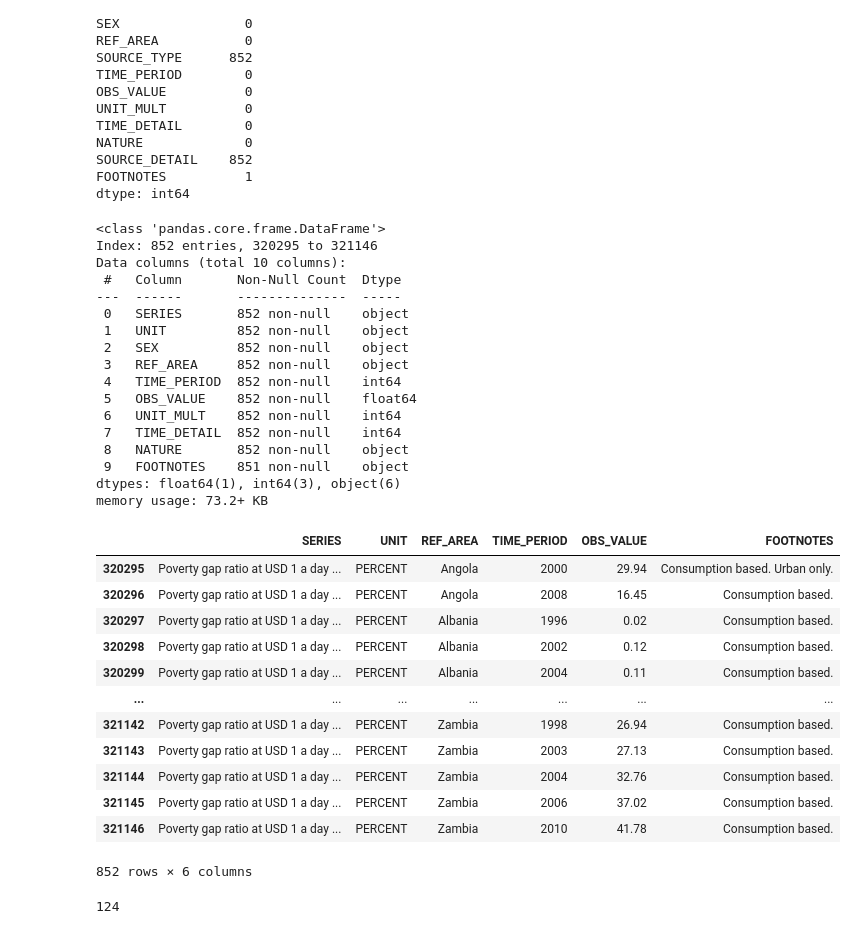
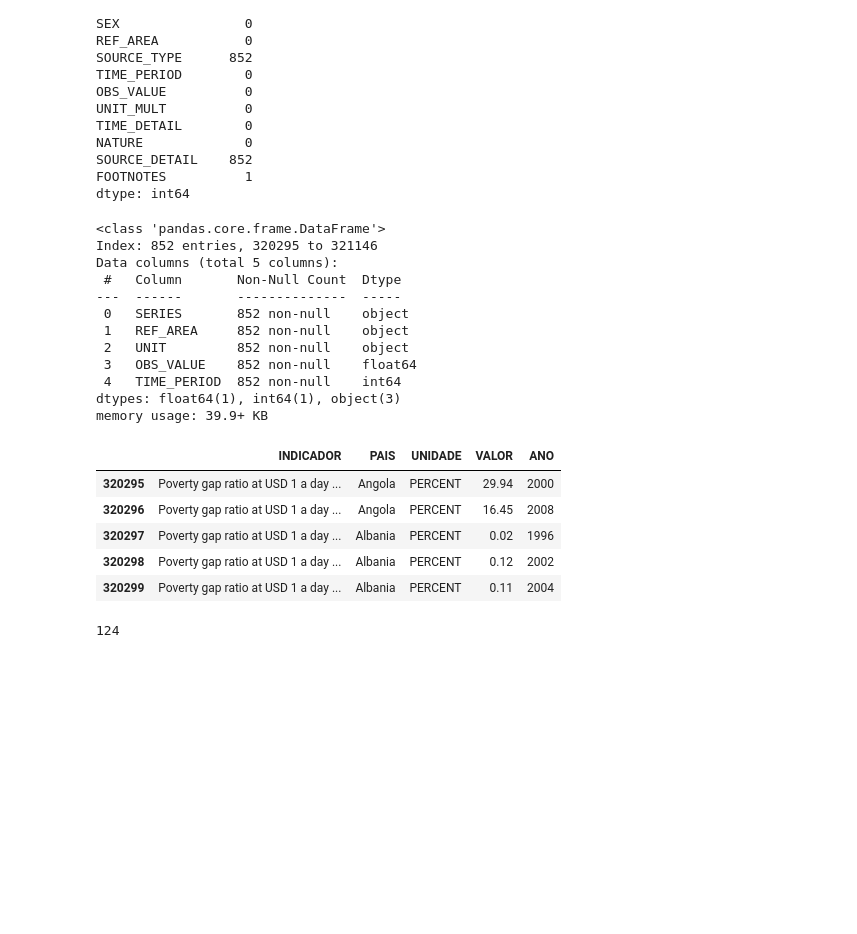
Before and after one commit to carlosferreirareis/Nacoes_Unidas, a Jupyter notebook: Nacoes_Unidas.ipynb, the cells around one changed output. Drawn from its saved outputs; the diff is of its cells as text; code cells hidden in the pictures; blank space fills up the shorter version.

```diff
--- a/Nacoes_Unidas.ipynb
+++ b/Nacoes_Unidas.ipynb
@@ -467,47 +468,33 @@ SOURCE_DETAIL    852
 FOOTNOTES          1
 dtype: int64
 # %%
-nacoes_poverty = nacoes_poverty[['SERIES', 'UNIT', 'SEX',
-       'REF_AREA', 'TIME_PERIOD', 'OBS_VALUE', 'UNIT_MULT',
-       'TIME_DETAIL', 'NATURE', 'FOOTNOTES']]
+nacoes_poverty = nacoes_poverty[['SERIES','REF_AREA','UNIT','OBS_VALUE','TIME_PERIOD']]
 # %%
 nacoes_poverty.info()
 # %% [output]
 <class 'pandas.core.frame.DataFrame'>
 Index: 852 entries, 320295 to 321146
-Data columns (total 10 columns):
+Data columns (total 5 columns):
  #   Column       Non-Null Count  Dtype
 ---  ------       --------------  -----
  0   SERIES       852 non-null    object
- 1   UNIT         852 non-null    object
- 2   SEX          852 non-null    object
- 3   REF_AREA     852 non-null    object
+ 1   REF_AREA     852 non-null    object
+ 2   UNIT         852 non-null    object
+ 3   OBS_VALUE    852 non-null    float64
  4   TIME_PERIOD  852 non-null    int64
- 5   OBS_VALUE    852 non-null    float64
- 6   UNIT_MULT    852 non-null    int64
- 7   TIME_DETAIL  852 non-null    int64
- 8   NATURE       852 non-null    object
- 9   FOOTNOTES    851 non-null    object
-dtypes: float64(1), int64(3), object(6)
-memory usage: 73.2+ KB
+dtypes: float64(1), int64(1), object(3)
+memory usage: 39.9+ KB
-# %%
-nacoes_poverty = nacoes_poverty.drop(['TIME_DETAIL','UNIT_MULT','SEX','NATURE'], axis=1)
+# %%
+nacoes_poverty = nacoes_poverty.rename(columns={'SERIES':'INDICADOR','REF_AREA':'PAIS','UNIT':'UNIDADE','OBS_VALUE':'VALOR','TIME_PERIOD':'ANO'})
 # %%
-nacoes_poverty
+nacoes_poverty.head()
 # %% [output]
-|  | SERIES | UNIT | REF_AREA | TIME_PERIOD | OBS_VALUE | FOOTNOTES |
-| 320295 | Poverty gap ratio at USD 1 a day ... | PERCENT | Angola | 2000 | 29.94 | Consumption based. Urban only. |
-| 320296 | Poverty gap ratio at USD 1 a day ... | PERCENT | Angola | 2008 | 16.45 | Consumption based. |
-| 320297 | Poverty gap ratio at USD 1 a day ... | PERCENT | Albania | 1996 | 0.02 | Consumption based. |
-| 320298 | Poverty gap ratio at USD 1 a day ... | PERCENT | Albania | 2002 | 0.12 | Consumption based. |
-| 320299 | Poverty gap ratio at USD 1 a day ... | PERCENT | Albania | 2004 | 0.11 | Consumption based. |
-| ... | ... | ... | ... | ... | ... | ... |
-| 321142 | Poverty gap ratio at USD 1 a day ... | PERCENT | Zambia | 1998 | 26.94 | Consumption based. |
-| 321143 | Poverty gap ratio at USD 1 a day ... | PERCENT | Zambia | 2003 | 27.13 | Consumption based. |
-| 321144 | Poverty gap ratio at USD 1 a day ... | PERCENT | Zambia | 2004 | 32.76 | Consumption based. |
-| 321145 | Poverty gap ratio at USD 1 a day ... | PERCENT | Zambia | 2006 | 37.02 | Consumption based. |
-| 321146 | Poverty gap ratio at USD 1 a day ... | PERCENT | Zambia | 2010 | 41.78 | Consumption based. |
+|  | INDICADOR | PAIS | UNIDADE | VALOR | ANO |
+| 320295 | Poverty gap ratio at USD 1 a day ... | Angola | PERCENT | 29.94 | 2000 |
+| 320296 | Poverty gap ratio at USD 1 a day ... | Angola | PERCENT | 16.45 | 2008 |
+| 320297 | Poverty gap ratio at USD 1 a day ... | Albania | PERCENT | 0.02 | 1996 |
+| 320298 | Poverty gap ratio at USD 1 a day ... | Albania | PERCENT | 0.12 | 2002 |
+| 320299 | Poverty gap ratio at USD 1 a day ... | Albania | PERCENT | 0.11 | 2004 |
-852 rows × 6 columns
 # %%
 # nacoes_poverty.to_excel(r'C:\Users\carlo\OneDrive\ANALYTICS\ANALYTICS - IRONHACK\PORTFOLIO\PROJETOS\PROJETO_FINAL_CURSO\Nacoes_Unidas\Dados_Nacoes_Unidas\Nacoes_Poverty.xlsx', index=False)
 # %%
```
Also changed, not shown: parts of 13 cells of this notebook, 1 other file.
